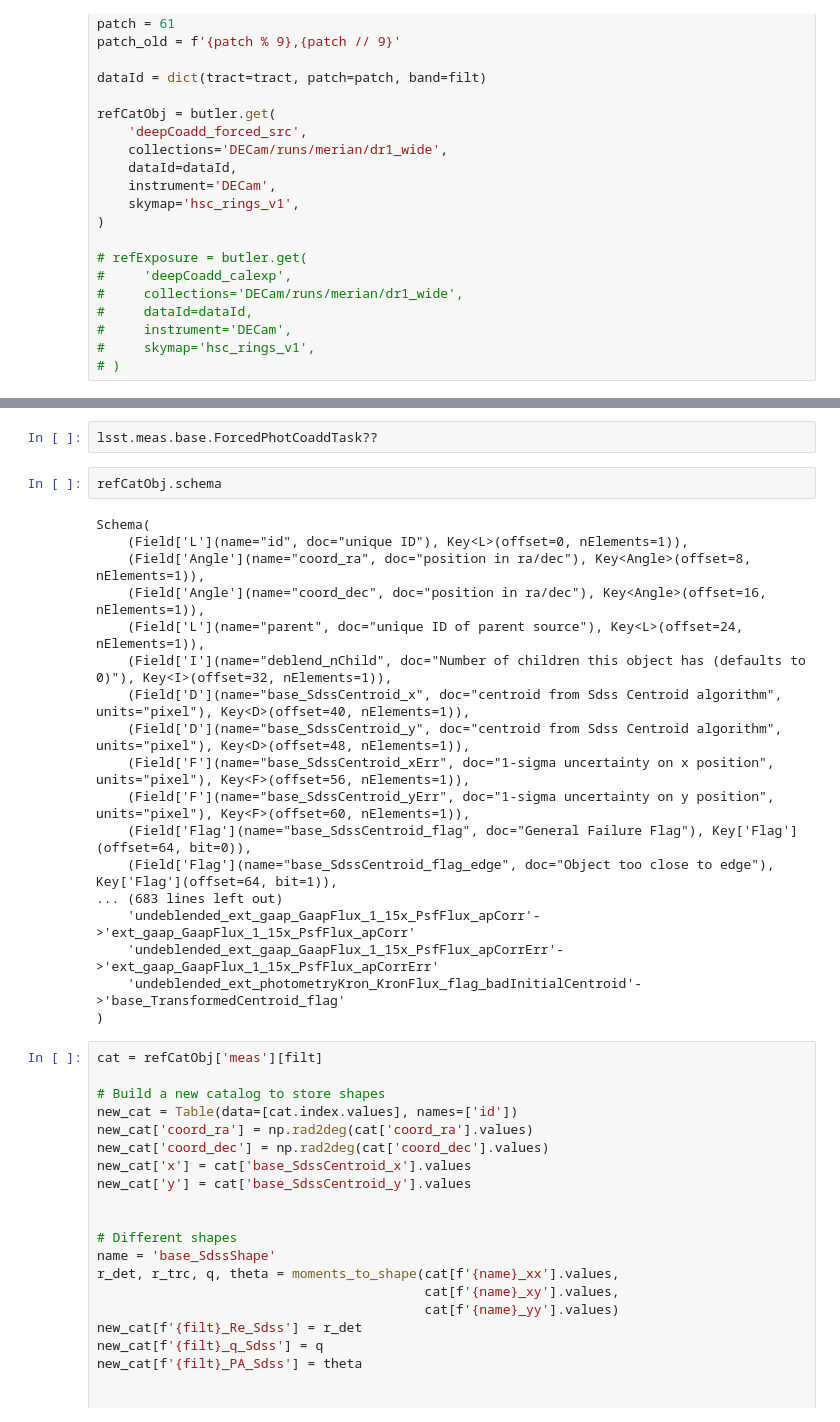
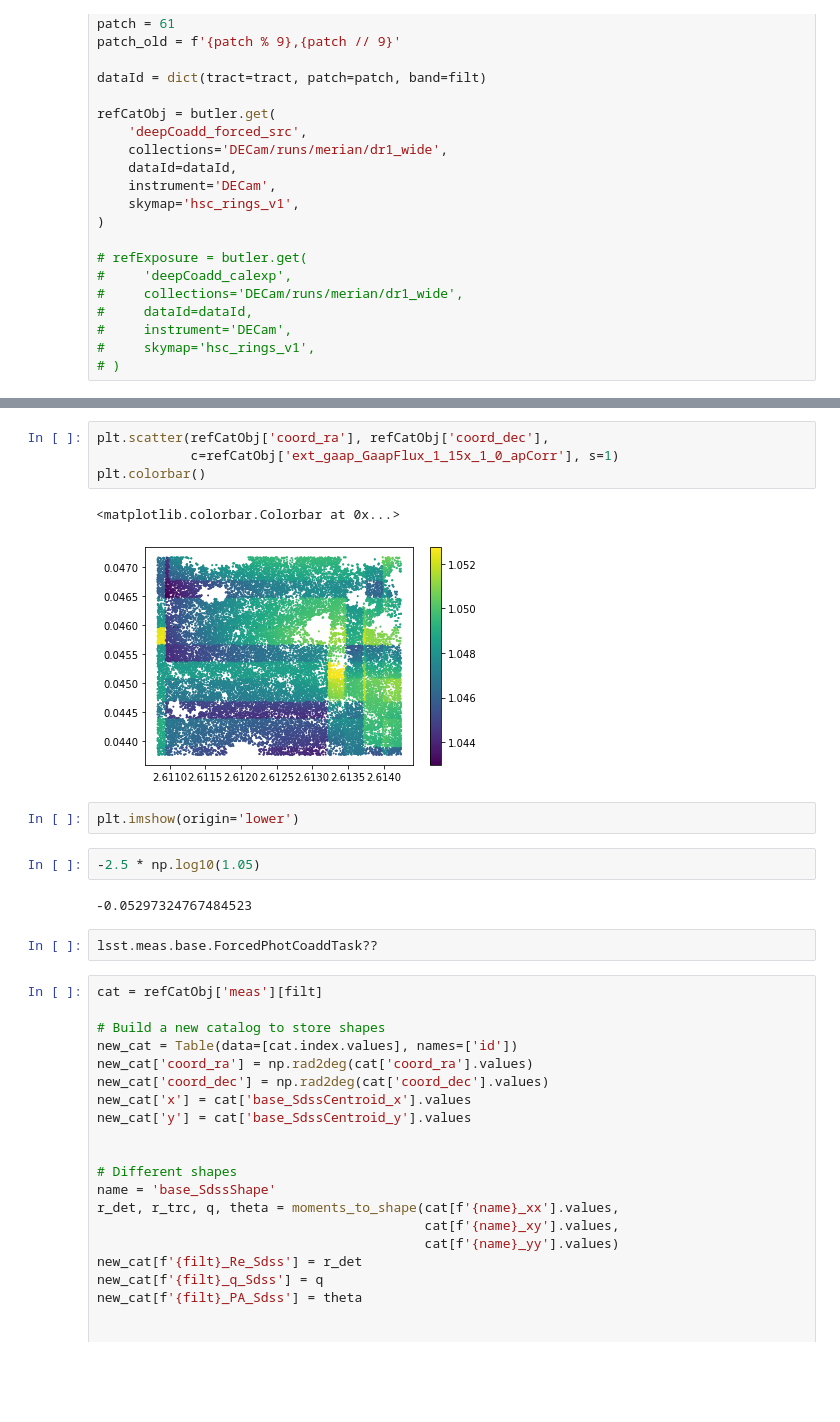
Before and after one commit to MerianSurvey/lambo, a Jupyter notebook: notebooks/hsc_gaap/merian_n708_n540_size.ipynb, the cells around one changed output, grey strips where cells are left out. Saved outputs shown, nothing was run; the diff lists cells and outputs as text; blank space fills up the shorter version.

```diff
--- a/notebooks/hsc_gaap/merian_n708_n540_size.ipynb
+++ b/notebooks/hsc_gaap/merian_n708_n540_size.ipynb
@@ -119,25 +161,18 @@ refCatObj = butler.get(
+# %%
+plt.scatter(refCatObj['coord_ra'], refCatObj['coord_dec'],
+            c=refCatObj['ext_gaap_GaapFlux_1_15x_1_0_apCorr'], s=1)
+plt.colorbar()
+# %% [output]
+<matplotlib.colorbar.Colorbar at 0x...>
+[figure, added]
+# %%
+plt.imshow(origin='lower')
+# %%
+-2.5 * np.log10(1.05)
+# %% [output]
+-0.05297324767484523
 # %%
 lsst.meas.base.ForcedPhotCoaddTask??
-# %%
-refCatObj.schema
-# %% [output]
-Schema(
-    (Field['L'](name="id", doc="unique ID"), Key<L>(offset=0, nElements=1)),
-    (Field['Angle'](name="coord_ra", doc="position in ra/dec"), Key<Angle>(offset=8, nElements=1)),
-    (Field['Angle'](name="coord_dec", doc="position in ra/dec"), Key<Angle>(offset=16, nElements=1)),
-    (Field['L'](name="parent", doc="unique ID of parent source"), Key<L>(offset=24, nElements=1)),
-    (Field['I'](name="deblend_nChild", doc="Number of children this object has (defaults to 0)"), Key<I>(offset=32, nElements=1)),
-    (Field['D'](name="base_SdssCentroid_x", doc="centroid from Sdss Centroid algorithm", units="pixel"), Key<D>(offset=40, nElements=1)),
-    (Field['D'](name="base_SdssCentroid_y", doc="centroid from Sdss Centroid algorithm", units="pixel"), Key<D>(offset=48, nElements=1)),
-    (Field['F'](name="base_SdssCentroid_xErr", doc="1-sigma uncertainty on x position", units="pixel"), Key<F>(offset=56, nElements=1)),
-    (Field['F'](name="base_SdssCentroid_yErr", doc="1-sigma uncertainty on y position", units="pixel"), Key<F>(offset=60, nElements=1)),
-    (Field['Flag'](name="base_SdssCentroid_flag", doc="General Failure Flag"), Key['Flag'](offset=64, bit=0)),
-    (Field['Flag'](name="base_SdssCentroid_flag_edge", doc="Object too close to edge"), Key['Flag'](offset=64, bit=1)),
-... (683 lines left out)
-    'undeblended_ext_gaap_GaapFlux_1_15x_PsfFlux_apCorr'->'ext_gaap_GaapFlux_1_15x_PsfFlux_apCorr'
-    'undeblended_ext_gaap_GaapFlux_1_15x_PsfFlux_apCorrErr'->'ext_gaap_GaapFlux_1_15x_PsfFlux_apCorrErr'
-    'undeblended_ext_photometryKron_KronFlux_flag_badInitialCentroid'->'base_TransformedCentroid_flag'
-)
 # %%
 cat = refCatObj['meas'][filt]
 
```
Also changed, not shown: parts of 4 cells of this notebook, 2 other files.
